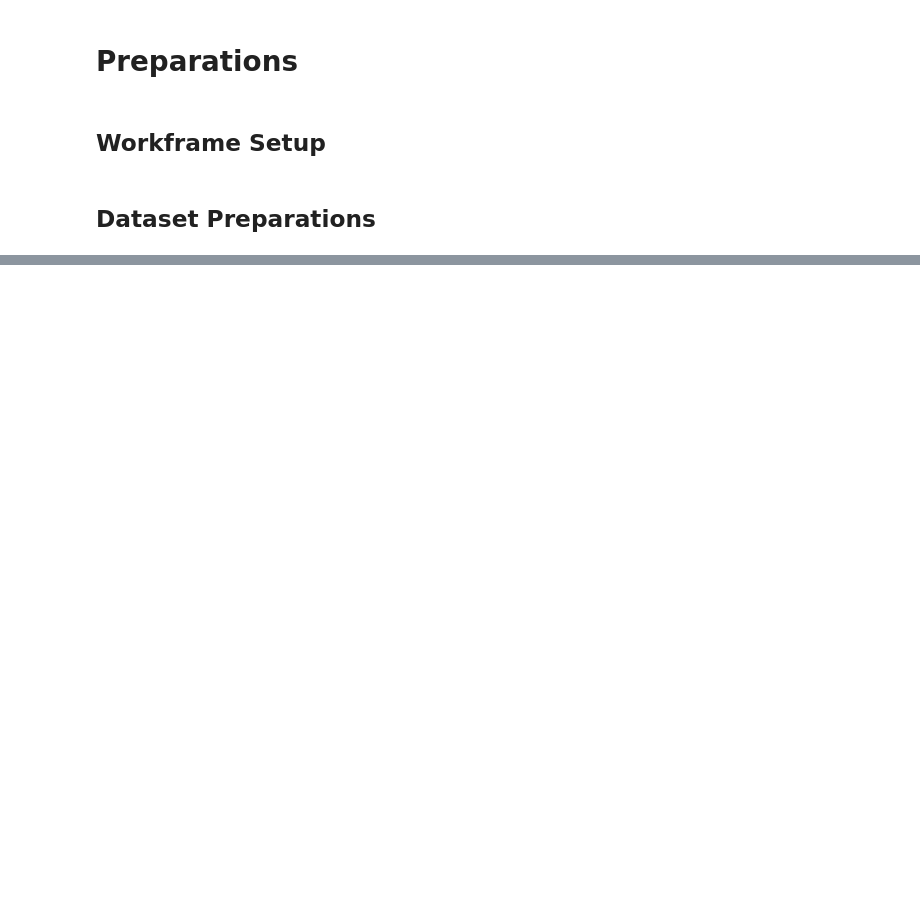
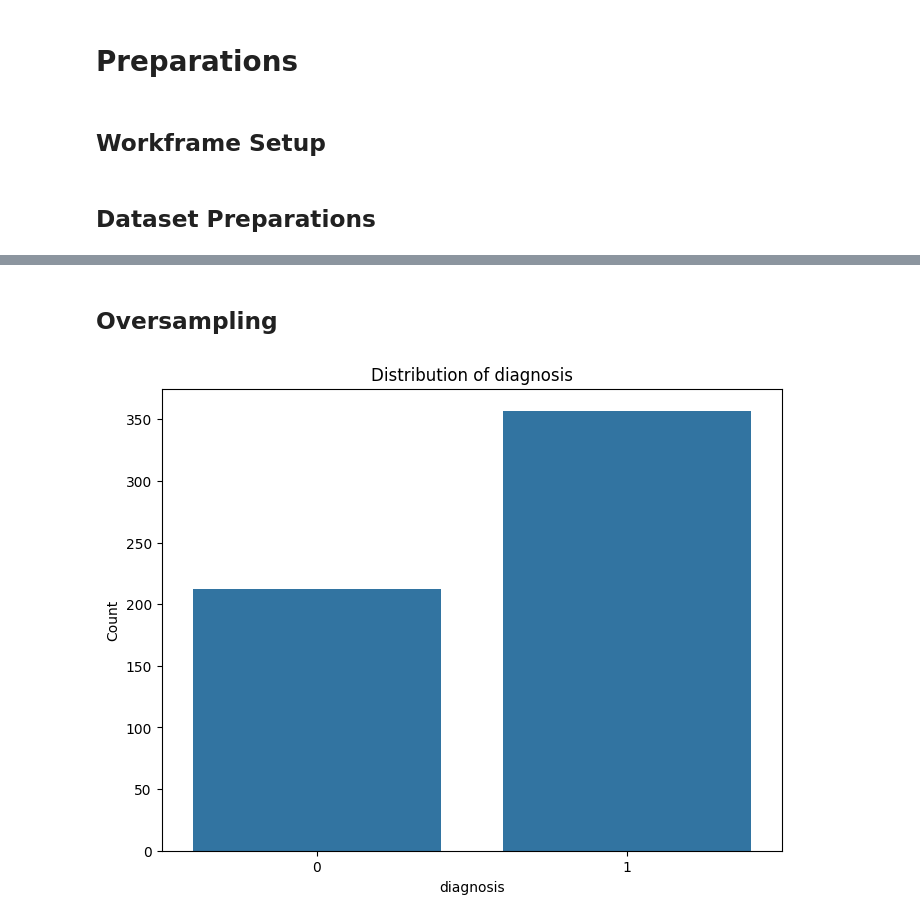
Before and after one commit to ErnestoAragon03/Seminario-Profesional-IA, a Jupyter notebook: Breast_Cancer_Detection_Project.ipynb, the cells around one changed output, grey strips where cells are left out. Cells and saved outputs as stored; diff of their text form; code cells hidden in the pictures; blank space fills up the shorter version.

```diff
--- a/Breast_Cancer_Detection_Project.ipynb
+++ b/Breast_Cancer_Detection_Project.ipynb
@@ -28,0 +38,3 @@ AUTOTUNE = tf.data.AUTOTUNE
+# %%
+raw_data = pd.read_csv(path + '/data.csv')
+raw_data
@@ -28,0 +68,4 @@ AUTOTUNE = tf.data.AUTOTUNE
+# %%
+# Drop the trash column
+raw_data = raw_data.drop(columns=['Unnamed: 32'])
+raw_data.shape
@@ -28,0 +74,4 @@ AUTOTUNE = tf.data.AUTOTUNE
+# %%
+# Drop Nulls
+print(raw_data.isnull().sum())
+raw_data = raw_data.dropna()
@@ -28,0 +119,13 @@ AUTOTUNE = tf.data.AUTOTUNE
+# %%
+# prompt: Function to map values in the diagnosis column to an int (M = 0, B = 1)
+
+def map_diagnosis(diagnosis):
+    if diagnosis == 'M':
+        return 0
+    elif diagnosis == 'B':
+        return 1
+    else:
+        return -1 # Handle cases where diagnosis is neither 'M' nor 'B'
+
+
+raw_data['diagnosis'] = raw_data['diagnosis'].apply(map_diagnosis)
@@ -28,0 +148,15 @@ AUTOTUNE = tf.data.AUTOTUNE
+# %% [markdown]
+## Oversampling
+# %%
+import matplotlib.pyplot as plt
+import seaborn as sns
+
+
+plt.figure(figsize=(8, 6))
+sns.countplot(x='diagnosis', data=raw_data)
+plt.title('Distribution of diagnosis')
+plt.xlabel('diagnosis')
+plt.ylabel('Count')
+plt.show()
+# %% [output]
+[figure, added]
```
Also changed, not shown: parts of 15 cells of this notebook.
